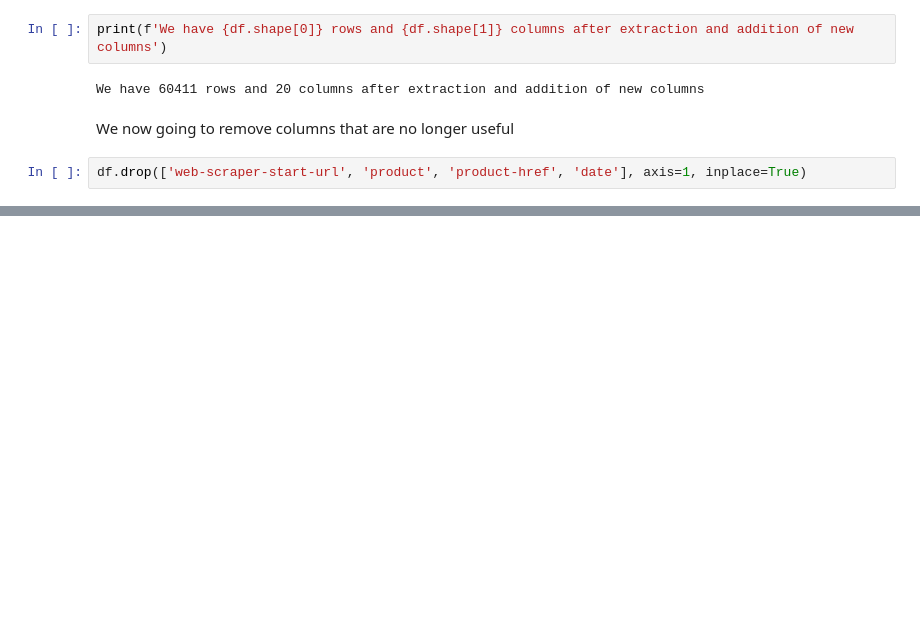
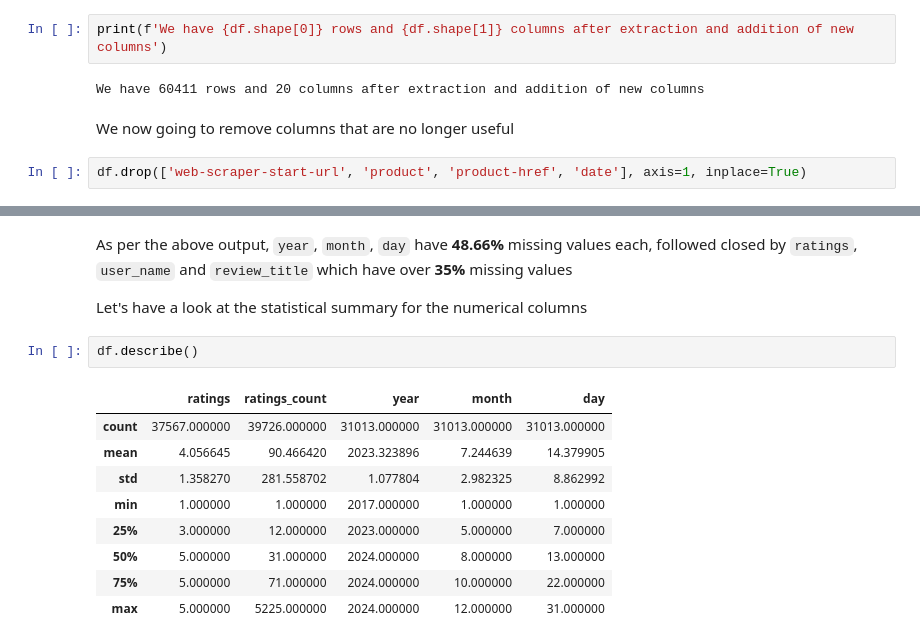
Before and after one commit to joakimTI/JUMIA-PRODUCTS-RECOMMENDATION-AND-PRODUCT-REVIEW-SYSTEM, a Jupyter notebook: index.ipynb, the cells around one changed output, grey strips where cells are left out. Cells and saved outputs as stored; diff of their text form; blank space fills up the shorter version.

Commit message:
dropped columns and did statistical summary

```diff
--- a/index.ipynb
+++ b/index.ipynb
@@ -285,0 +316,16 @@ df.head()
+# %% [markdown]
+As per the above output, `year`, `month`, `day` have **48.66%** missing values each, followed closed by `ratings`, `user_name` and `review_title` which have over **35%** missing values
+
+Let's have a look at the statistical summary for the numerical columns
+# %%
+df.describe()
+# %% [output]
+|  | ratings | ratings_count | year | month | day |
+| count | 37567.000000 | 39726.000000 | 31013.000000 | 31013.000000 | 31013.000000 |
+| mean | 4.056645 | 90.466420 | 2023.323896 | 7.244639 | 14.379905 |
+| std | 1.358270 | 281.558702 | 1.077804 | 2.982325 | 8.862992 |
+| min | 1.000000 | 1.000000 | 2017.000000 | 1.000000 | 1.000000 |
+| 25% | 3.000000 | 12.000000 | 2023.000000 | 5.000000 | 7.000000 |
+| 50% | 5.000000 | 31.000000 | 2024.000000 | 8.000000 | 13.000000 |
+| 75% | 5.000000 | 71.000000 | 2024.000000 | 10.000000 | 22.000000 |
+| max | 5.000000 | 5225.000000 | 2024.000000 | 12.000000 | 31.000000 |
```
Also changed, not shown: parts of 3 cells of this notebook.
